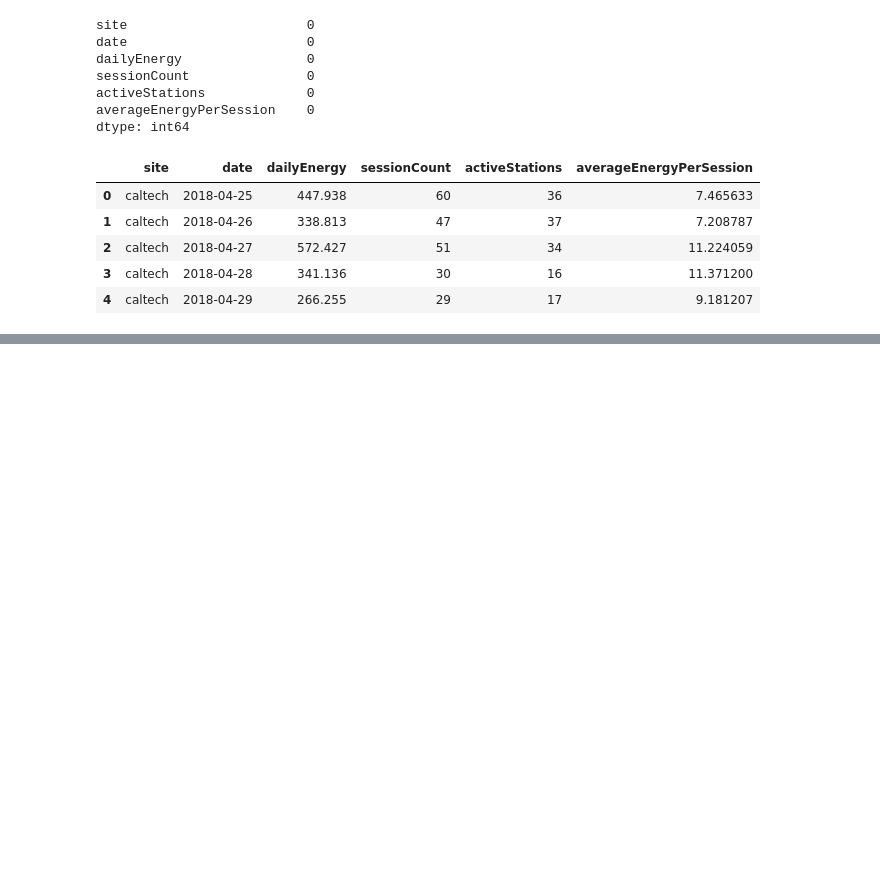
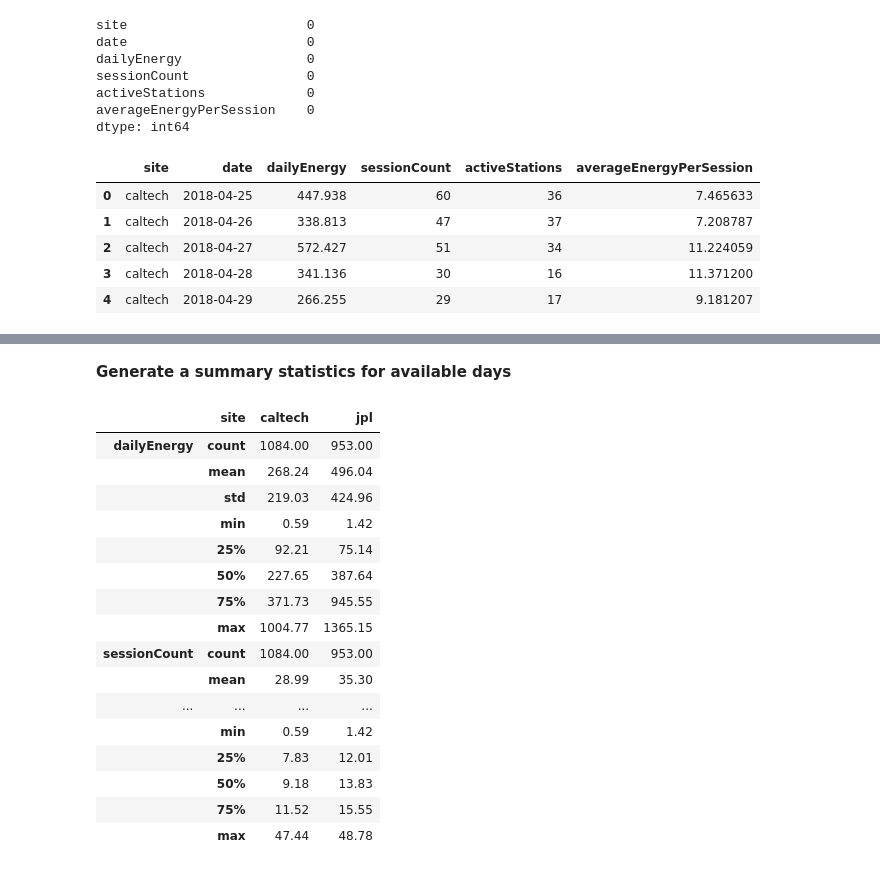
Before and after one commit to mikedalanon/EV-Thesis, a Jupyter notebook: EV_ConceptDriftAware_Thesis.ipynb, the cells around one changed output, grey strips where cells are left out. Cells and saved outputs as stored; diff of their text form; code cells hidden in the pictures; blank space fills up the shorter version.

```diff
--- a/EV_ConceptDriftAware_Thesis.ipynb
+++ b/EV_ConceptDriftAware_Thesis.ipynb
@@ -301,0 +387,37 @@ Name: missingDay, dtype: int64
+# %% [markdown]
+**Generate a summary statistics for available days**
+# %%
+# Create a separate dataset containing only observed days.
+eda_df = daily_complete_df[
+    daily_complete_df["dataStatus"] == "available"
+].copy()
+
+# Display summary statistics for each site.
+summary_statistics = eda_df.groupby("site")[
+    [
+        "dailyEnergy",
+        "sessionCount",
+        "activeStations",
+        "averageEnergyPerSession"
+    ]
+].describe().round(2)
+
+summary_statistics.T
+# %% [output]
+|  | site | caltech | jpl |
+| dailyEnergy | count | 1084.00 | 953.00 |
+|  | mean | 268.24 | 496.04 |
+|  | std | 219.03 | 424.96 |
+|  | min | 0.59 | 1.42 |
+|  | 25% | 92.21 | 75.14 |
+|  | 50% | 227.65 | 387.64 |
+|  | 75% | 371.73 | 945.55 |
+|  | max | 1004.77 | 1365.15 |
+| sessionCount | count | 1084.00 | 953.00 |
+|  | mean | 28.99 | 35.30 |
+| ... | ... | ... | ... |
+|  | min | 0.59 | 1.42 |
+|  | 25% | 7.83 | 12.01 |
+|  | 50% | 9.18 | 13.83 |
+|  | 75% | 11.52 | 15.55 |
+|  | max | 47.44 | 48.78 |
```
Also changed, not shown: parts of 7 cells of this notebook.
